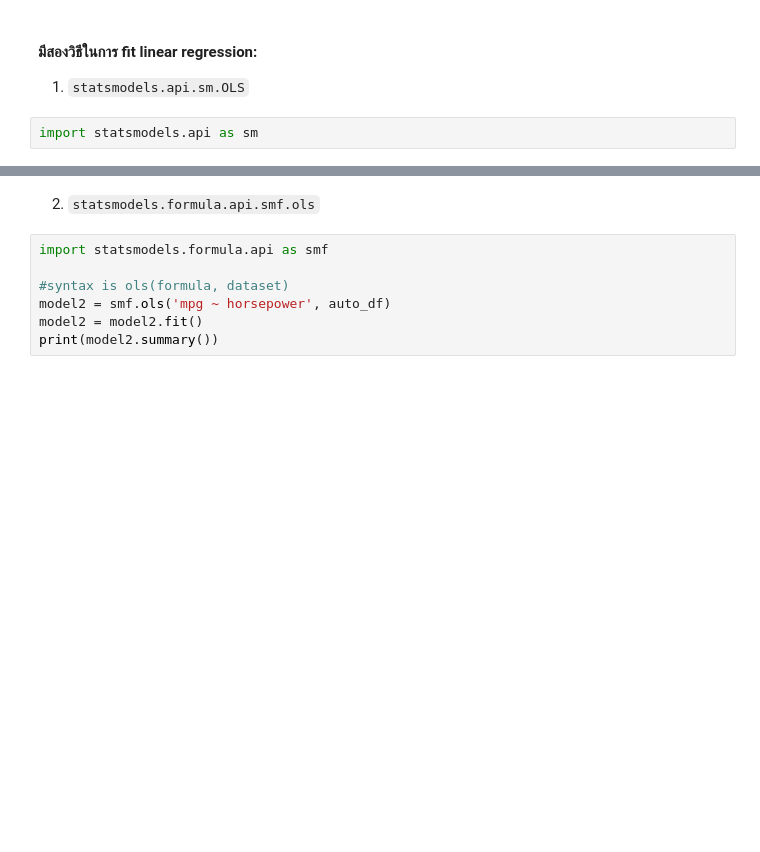
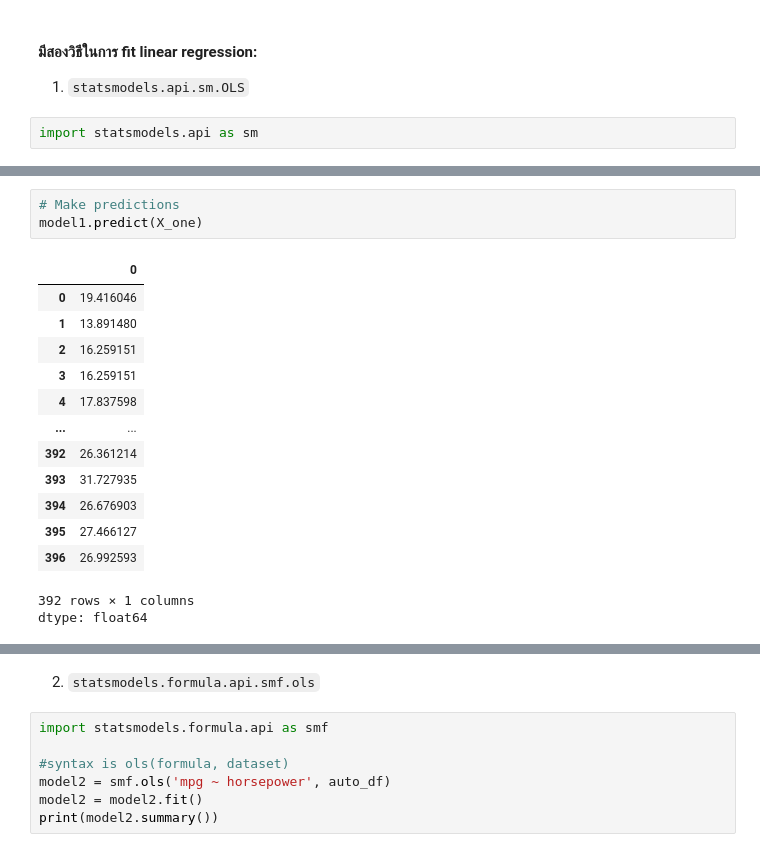
Before and after one commit to Pimwipha302004/Pimwipha-229352-StatisticalLeaening, a Jupyter notebook: 229351_LAB05.ipynb, the cells around one changed output, grey strips where cells are left out. Saved outputs shown, nothing was run; the diff lists cells and outputs as text; blank space fills up the shorter version.

```diff
--- a/229351_LAB05.ipynb
+++ b/229351_LAB05.ipynb
@@ -199,3 +324,21 @@ print(model1.summary())
+# %%
+# Make predictions
+model1.predict(X_one)
+# %% [output]
+|  | 0 |
+| 0 | 19.416046 |
+| 1 | 13.891480 |
+| 2 | 16.259151 |
+| 3 | 16.259151 |
+| 4 | 17.837598 |
+| ... | ... |
+| 392 | 26.361214 |
+| 393 | 31.727935 |
+| 394 | 26.676903 |
+| 395 | 27.466127 |
+| 396 | 26.992593 |
+392 rows × 1 columns
+dtype: float64
 # %%
 # Make predictions
 y_pred_sm = model1.predict(X_one)
```
Also changed, not shown: parts of 24 cells of this notebook.
